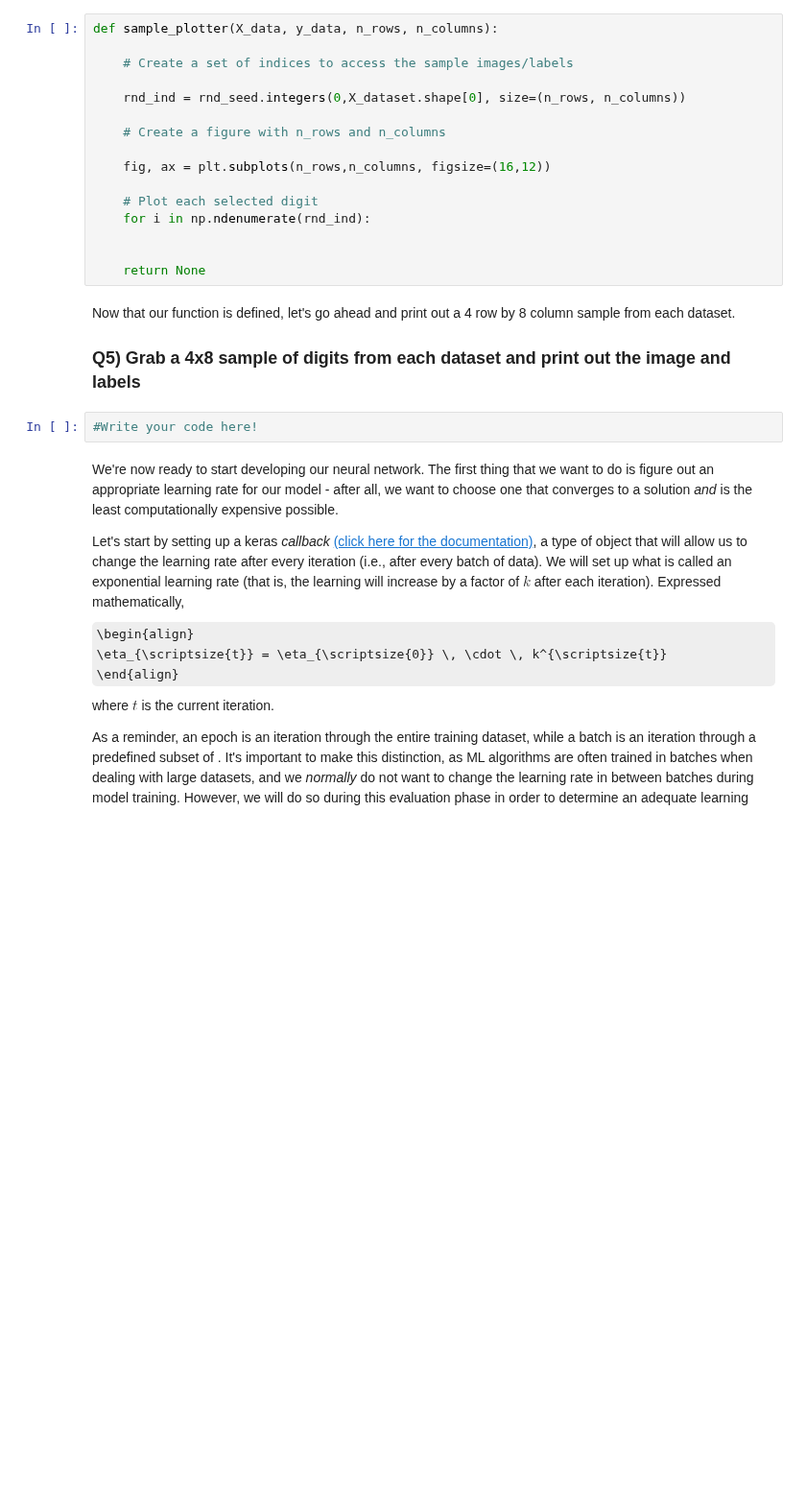
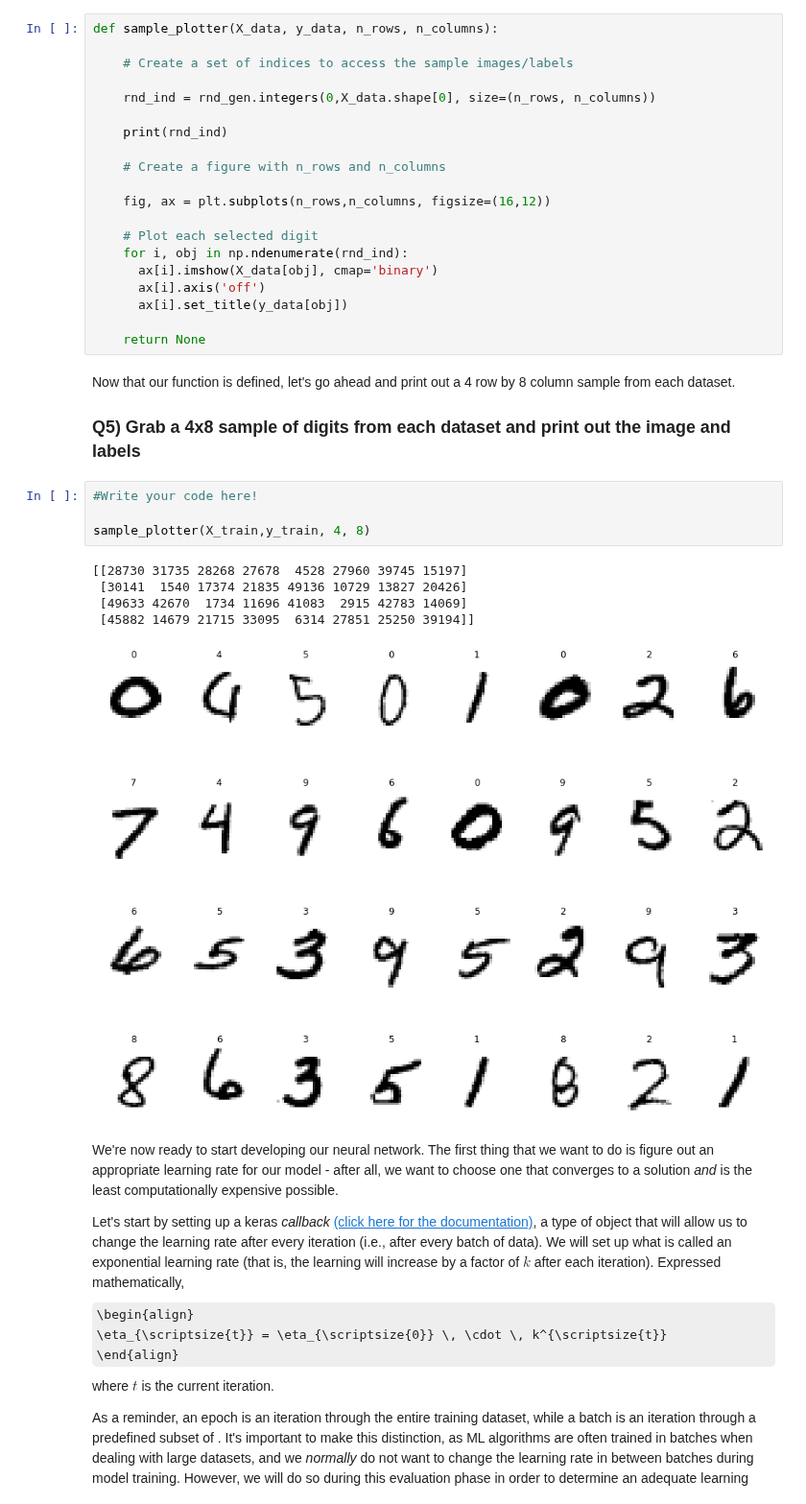
Before and after one commit to mrfabien/2022_Intro_Python, a Jupyter notebook: Exercises/S5_1_NNs_with_Keras.ipynb, the cells around one changed output. Shown at 96% size. Cells and saved outputs as stored; diff of their text form; some formulas as TeX source; blank space fills up the shorter version.

```diff
--- a/Exercises/S5_1_NNs_with_Keras.ipynb
+++ b/Exercises/S5_1_NNs_with_Keras.ipynb
@@ -210,15 +210,19 @@ def sample_plotter(X_data, y_data, n_rows, n_columns):
 
     # Create a set of indices to access the sample images/labels
 
-    rnd_ind = rnd_seed.integers(0,X_dataset.shape[0], size=(n_rows, n_columns))
+    rnd_ind = rnd_gen.integers(0,X_data.shape[0], size=(n_rows, n_columns))
+
+    print(rnd_ind)
 
     # Create a figure with n_rows and n_columns
 
     fig, ax = plt.subplots(n_rows,n_columns, figsize=(16,12))
 
     # Plot each selected digit
-    for i in np.ndenumerate(rnd_ind):
-
+    for i, obj in np.ndenumerate(rnd_ind):
+      ax[i].imshow(X_data[obj], cmap='binary')
+      ax[i].axis('off')
+      ax[i].set_title(y_data[obj])
 
     return None
 # %% [markdown]
@@ -227,6 +231,14 @@ Now that our function is defined, let's go ahead and print out a 4 row by 8 colu
 ### **Q5) Grab a 4x8 sample of digits from each dataset and print out the image and labels**
 # %%
 #Write your code here!
+
+sample_plotter(X_train,y_train, 4, 8)
+# %% [output]
+[[28730 31735 28268 27678  4528 27960 39745 15197]
+ [30141  1540 17374 21835 49136 10729 13827 20426]
+ [49633 42670  1734 11696 41083  2915 42783 14069]
+ [45882 14679 21715 33095  6314 27851 25250 39194]]
+[figure, added]
 # %% [markdown]
 We're now ready to start developing our neural network. The first thing that we want to do is figure out an appropriate learning rate for our model - after all, we want to choose one that converges to a solution *and* is the least computationally expensive possible.
 
```
